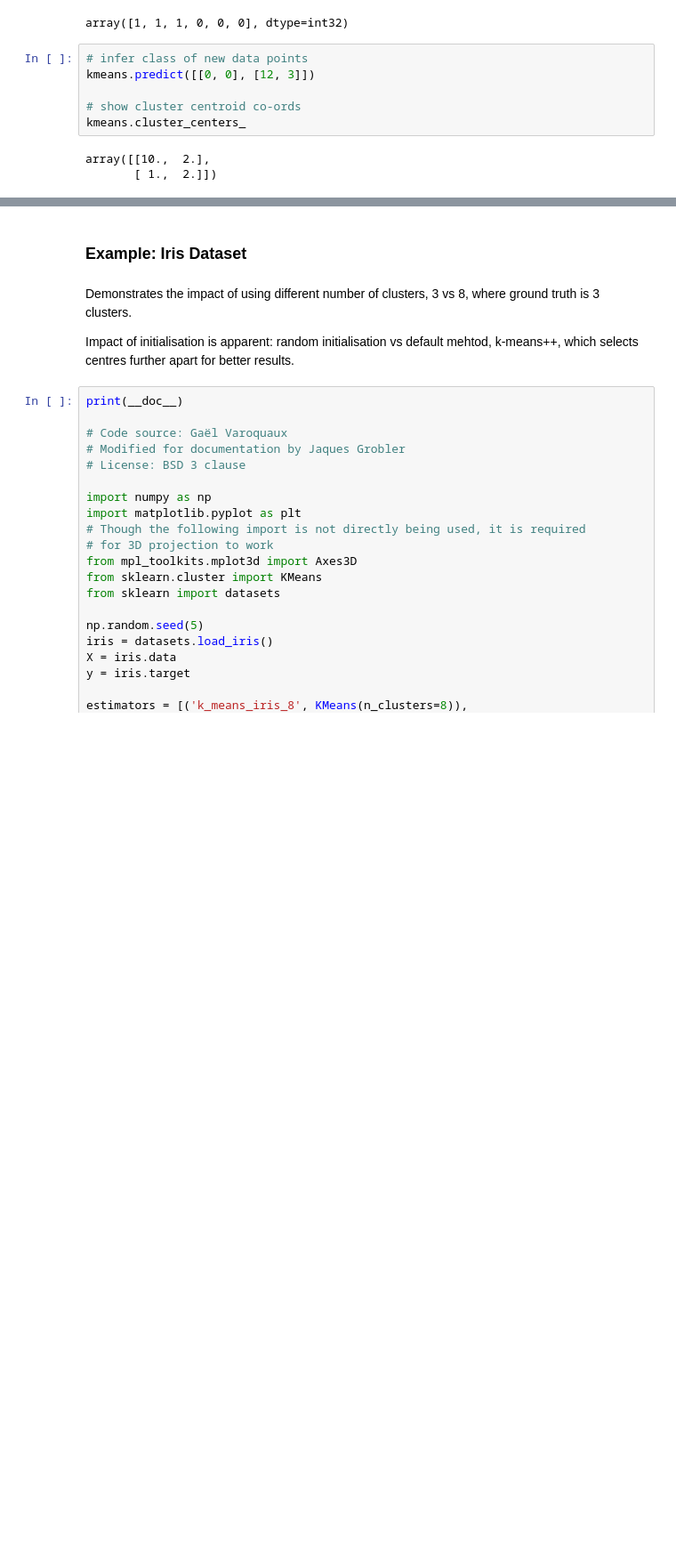
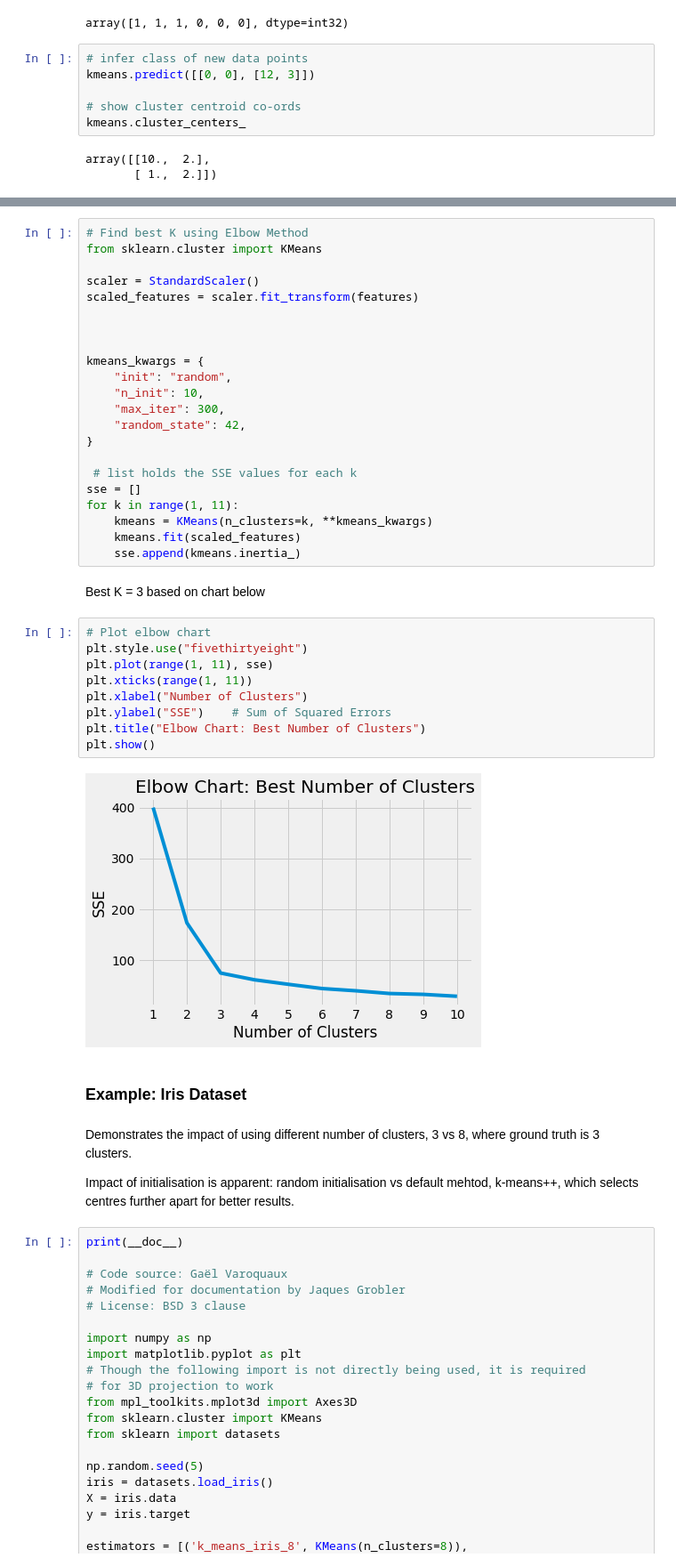
Before and after one commit to gorogoro-uk/Machine-Learning, a Jupyter notebook: K_Means.ipynb, the cells around one changed output, grey strips where cells are left out. Shown at 89% size. Cells and saved outputs as stored; diff of their text form; blank space fills up the shorter version.

Commit message:
Update Elbow Method

```diff
--- a/K_Means.ipynb
+++ b/K_Means.ipynb
@@ -63,3 +81,38 @@ array([[10.,  2.],
+# %%
+# Find best K using Elbow Method
+from sklearn.cluster import KMeans
+
+scaler = StandardScaler()
+scaled_features = scaler.fit_transform(features)
+
+
+
+kmeans_kwargs = {
+    "init": "random",
+    "n_init": 10,
+    "max_iter": 300,
+    "random_state": 42,
+}
+
+ # list holds the SSE values for each k
+sse = []
+for k in range(1, 11):
+    kmeans = KMeans(n_clusters=k, **kmeans_kwargs)
+    kmeans.fit(scaled_features)
+    sse.append(kmeans.inertia_)
+# %% [markdown]
+Best K = 3 based on chart below
+# %%
+# Plot elbow chart
+plt.style.use("fivethirtyeight")
+plt.plot(range(1, 11), sse)
+plt.xticks(range(1, 11))
+plt.xlabel("Number of Clusters")
+plt.ylabel("SSE")    # Sum of Squared Errors
+plt.title("Elbow Chart: Best Number of Clusters")
+plt.show()
+# %% [output]
+[figure, added]
 # %% [markdown]
 ### Example: Iris Dataset
 # %% [markdown]
```
Also changed, not shown: parts of 2 cells of this notebook.
